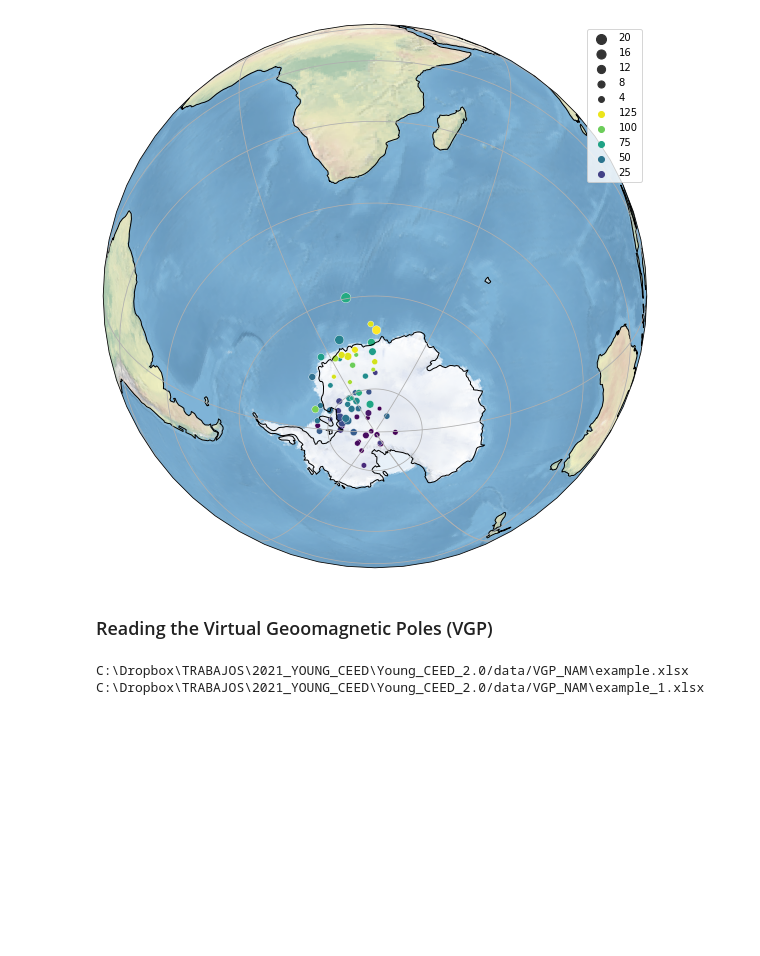
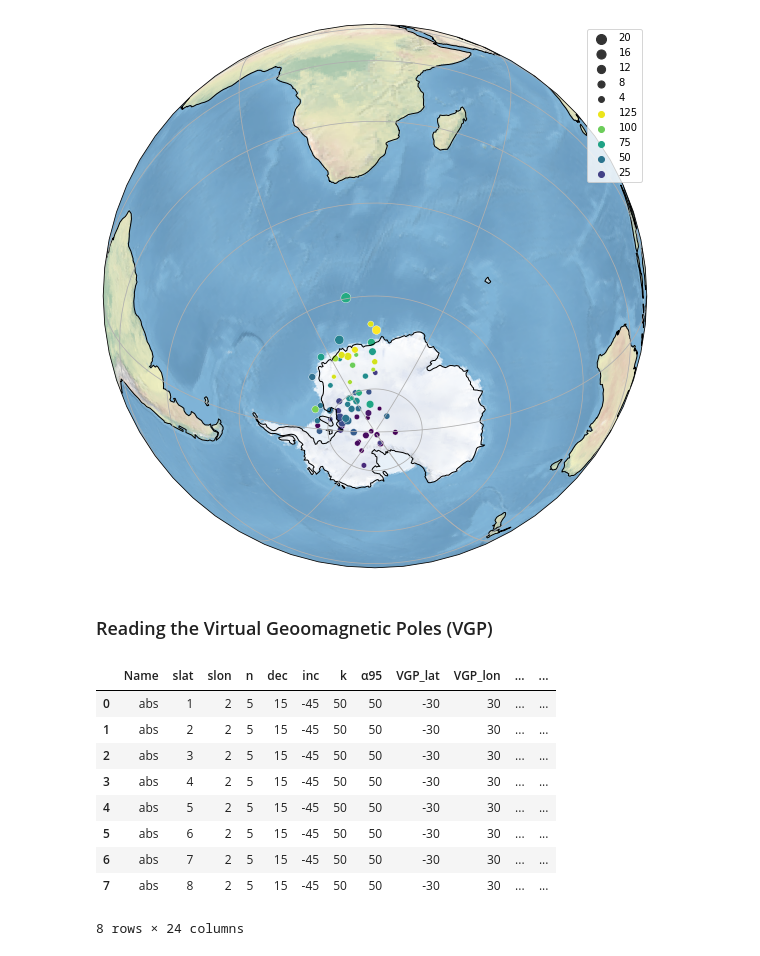
Before and after one commit to bramvaes/Young_CEED_2.0, a Jupyter notebook: Data_read.ipynb, the cells around one changed output. Saved outputs shown, nothing was run; the diff lists cells and outputs as text; code cells hidden in the pictures; blank space fills up the shorter version.

Commit message:
file merging works (at least with examples)

```diff
--- a/Data_read.ipynb
+++ b/Data_read.ipynb
@@ -60,9 +60,27 @@ data_path_VGP = current_path + "/data/VGP_NAM"
 # this reads the names of all the files in the data path foldel we have
 files_names = get_files_in_directory(data_path_VGP)
 # %%
+dfs = []
+
 for fname in files_names:
-    print(fname)
-    # do something...
+
+    df_tmp = pd.read_excel(fname, skiprows = 5)
+    df_tmp['pole_file'] = fname
+
+    dfs.append(df_tmp)
+
+
+big_frame = pd.concat(dfs, ignore_index=True)
+
+big_frame.head(10)
 # %% [output]
+|  | Name | slat | slon | n | dec | inc | k | α95 | VGP_lat | VGP_lon | ... | ... |
+| 0 | abs | 1 | 2 | 5 | 15 | -45 | 50 | 50 | -30 | 30 | ... | ... |
+| 1 | abs | 2 | 2 | 5 | 15 | -45 | 50 | 50 | -30 | 30 | ... | ... |
+| 2 | abs | 3 | 2 | 5 | 15 | -45 | 50 | 50 | -30 | 30 | ... | ... |
+| 3 | abs | 4 | 2 | 5 | 15 | -45 | 50 | 50 | -30 | 30 | ... | ... |
+| 4 | abs | 5 | 2 | 5 | 15 | -45 | 50 | 50 | -30 | 30 | ... | ... |
+| 5 | abs | 6 | 2 | 5 | 15 | -45 | 50 | 50 | -30 | 30 | ... | ... |
+| 6 | abs | 7 | 2 | 5 | 15 | -45 | 50 | 50 | -30 | 30 | ... | ... |
+| 7 | abs | 8 | 2 | 5 | 15 | -45 | 50 | 50 | -30 | 30 | ... | ... |
-C:\Dropbox\TRABAJOS\2021_YOUNG_CEED\Young_CEED_2.0/data/VGP_NAM\example.xlsx
-C:\Dropbox\TRABAJOS\2021_YOUNG_CEED\Young_CEED_2.0/data/VGP_NAM\example_1.xlsx
+8 rows × 24 columns
```
